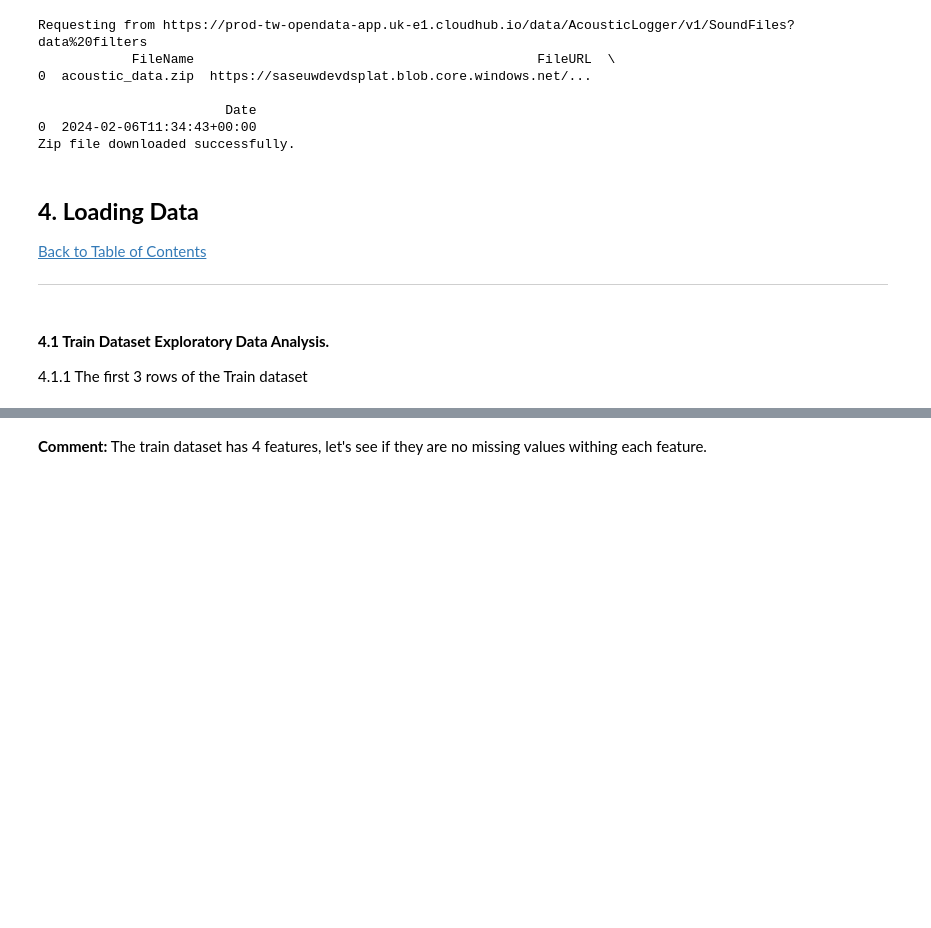
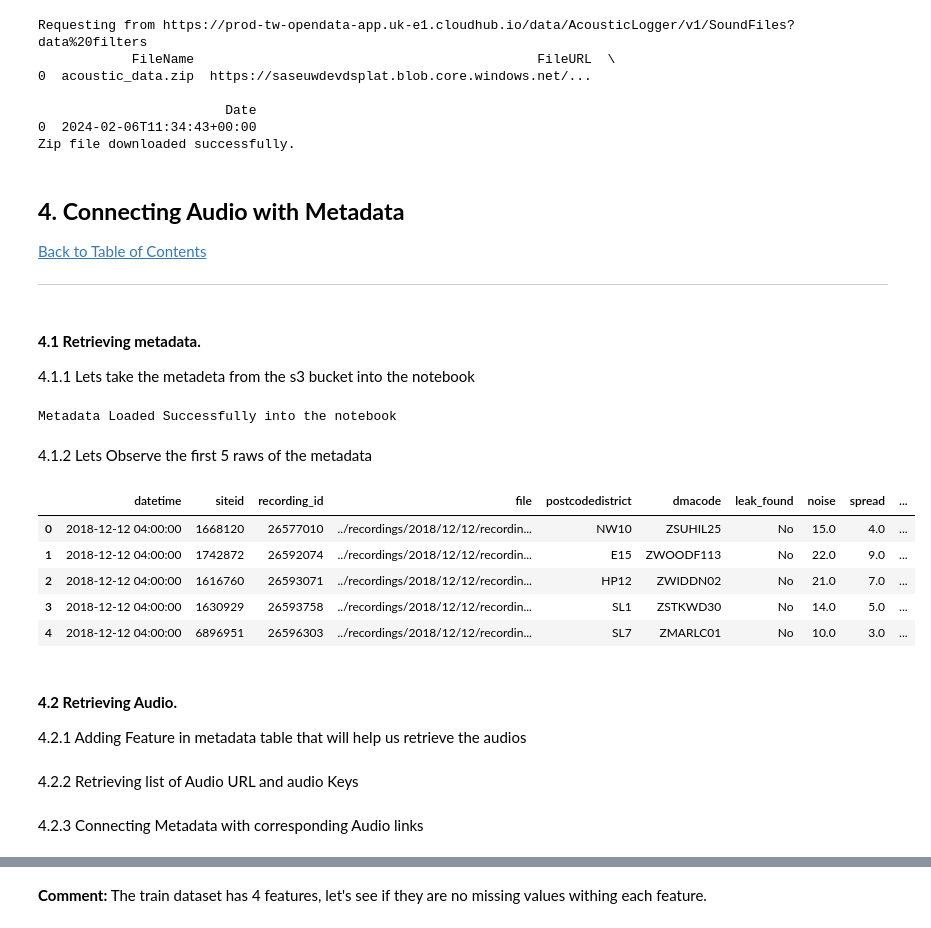
Before and after one commit to jmagwede/Project, a Jupyter notebook: notebooks/2307FTDS_Intern_1.ipynb, the cells around one changed output, grey strips where cells are left out. Drawn from its saved outputs; the diff is of its cells as text; code cells hidden in the pictures; blank space fills up the shorter version.

```diff
--- a/notebooks/2307FTDS_Intern_1.ipynb
+++ b/notebooks/2307FTDS_Intern_1.ipynb
@@ -163,12 +190,39 @@ Requesting from https://prod-tw-opendata-app.uk-e1.cloudhub.io/data/AcousticLogg
 Zip file downloaded successfully.
 # %% [markdown]
 <a id="four"></a>
-## **4. Loading Data**
+## **4. Connecting Audio with Metadata**
 <a class="anchor" id="1.1"></a>
 <a href=#cont>Back to Table of Contents</a>
 
 ---
-# %% [markdown]
-#### **4.1 Train Dataset Exploratory Data Analysis.**
-
-4.1.1 <u/>The first 3 rows of the Train dataset </u>
+# %% [markdown]
+#### **4.1 Retrieving metadata.**
+
+4.1.1 <u/>Lets take the metadeta from the s3 bucket into the notebook</u>
+# %%
+s3 = boto3.client('s3')
+bucket_name = '2307-01-acoustic-loggers-for-leak-detection-a'
+object_key = 'Metadata/labelled_acoustic_logger_leaks.xlsx'
+
+response = s3.get_object(Bucket=bucket_name, Key=object_key)
+excel_data = response['Body'].read()
+
+metadata_df = pd.read_excel(BytesIO(excel_data))
+print('Metadata Loaded Successfully into the notebook')
+# %% [output]
+Metadata Loaded Successfully into the notebook
+# %% [markdown]
+4.1.2 <u/>Lets Observe the first 5 raws of the metadata</u>
+# %%
+metadata_df.head()
+# %% [output]
+|  | datetime | siteid | recording_id | file | postcodedistrict | dmacode | leak_found | noise | spread | ... |
+| 0 | 2018-12-12 04:00:00 | 1668120 | 26577010 | ../recordings/2018/12/12/recordin... | NW10 | ZSUHIL25 | No | 15.0 | 4.0 | ... |
+| 1 | 2018-12-12 04:00:00 | 1742872 | 26592074 | ../recordings/2018/12/12/recordin... | E15 | ZWOODF113 | No | 22.0 | 9.0 | ... |
+| 2 | 2018-12-12 04:00:00 | 1616760 | 26593071 | ../recordings/2018/12/12/recordin... | HP12 | ZWIDDN02 | No | 21.0 | 7.0 | ... |
+| 3 | 2018-12-12 04:00:00 | 1630929 | 26593758 | ../recordings/2018/12/12/recordin... | SL1 | ZSTKWD30 | No | 14.0 | 5.0 | ... |
+| 4 | 2018-12-12 04:00:00 | 6896951 | 26596303 | ../recordings/2018/12/12/recordin... | SL7 | ZMARLC01 | No | 10.0 | 3.0 | ... |
+# %% [markdown]
+#### **4.2 Retrieving Audio.**
+
+4.2.1 <u/>Adding Feature in metadata table that will help us retrieve the audios</u>
@@ -174,0 +233,2 @@ Zip file downloaded successfully.
+# %% [markdown]
+4.2.2 <u/>Retrieving list of Audio URL and audio Keys</u>
@@ -174,0 +269,2 @@ Zip file downloaded successfully.
+# %% [markdown]
+4.2.3 <u/>Connecting Metadata with corresponding Audio links</u>
```
Also changed, not shown: parts of 15 cells of this notebook, 1 other file.
